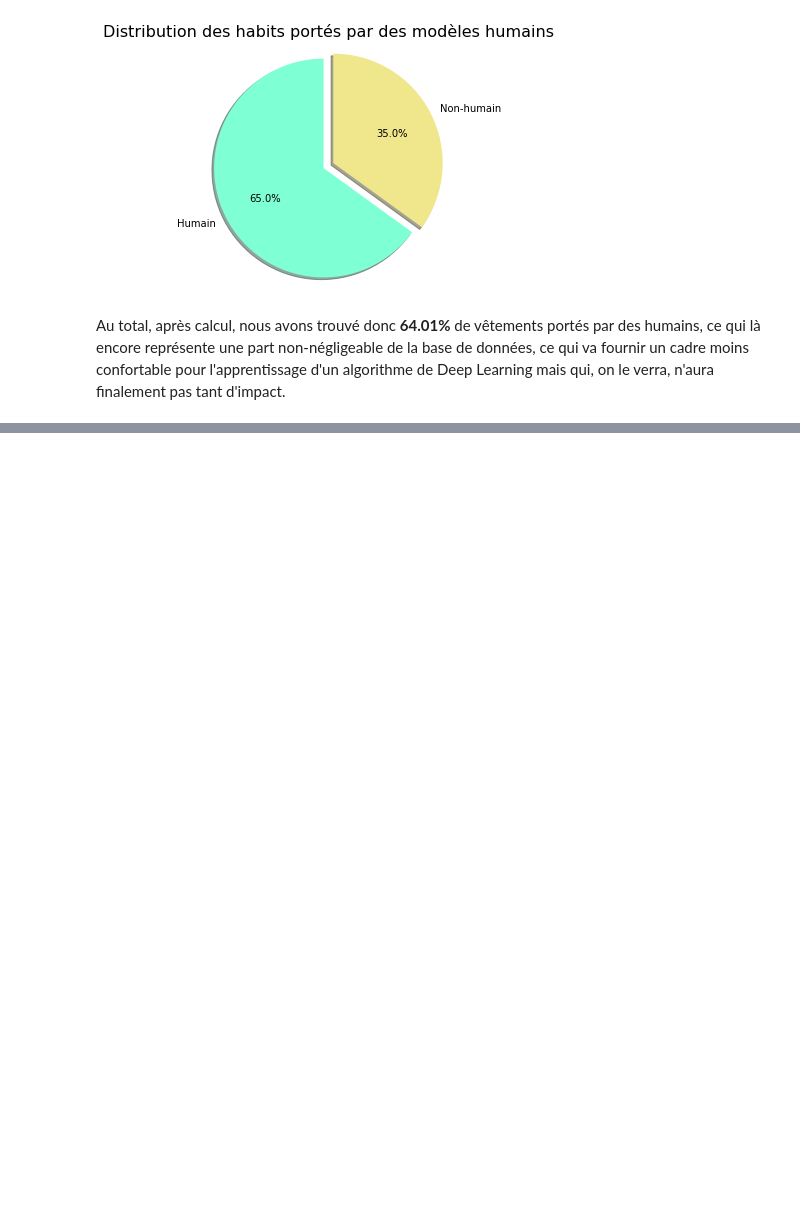
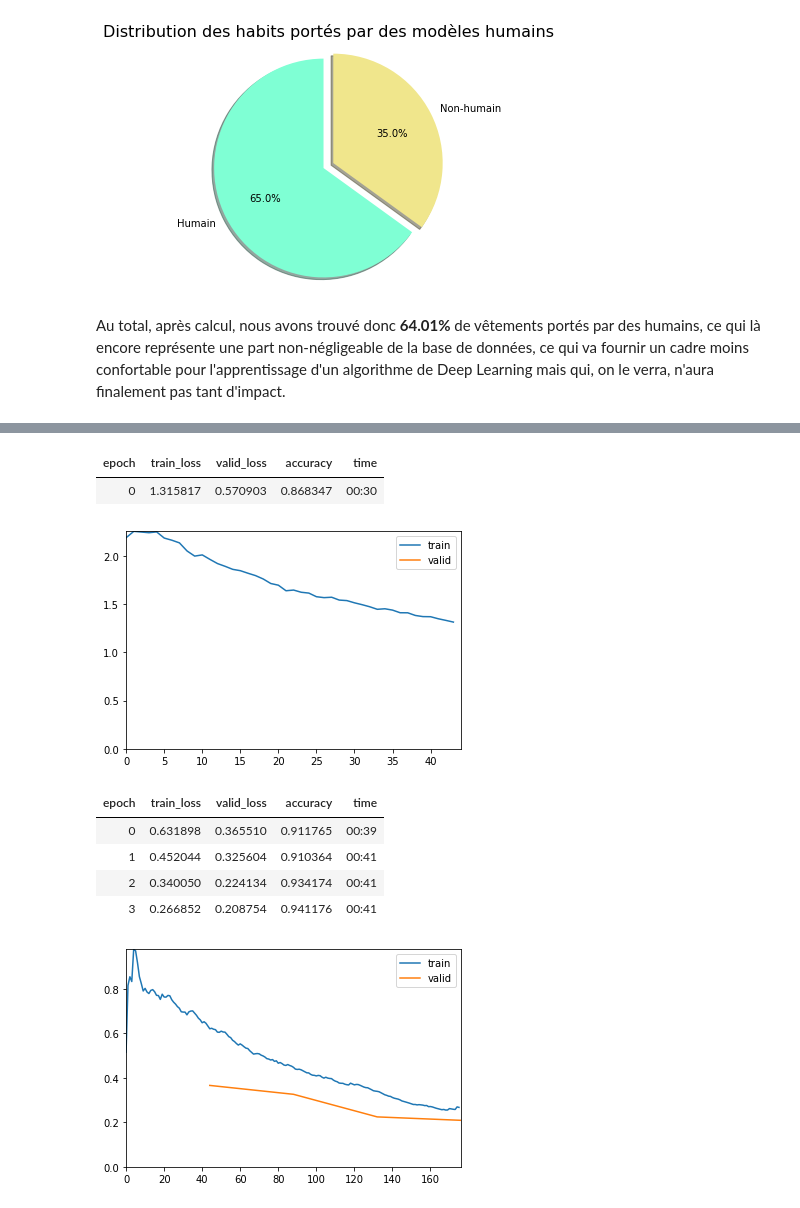
Before and after one commit to ENSAE-Projet-Info/main, a Jupyter notebook: Report_Notebook.ipynb, the cells around one changed output, grey strips where cells are left out. Cells and saved outputs as stored; diff of their text form; code cells hidden in the pictures; blank space fills up the shorter version.

```diff
--- a/notebook.ipynb
+++ b/Report_Notebook.ipynb
@@ -675,0 +831,2 @@ Au total, après calcul, nous avons trouvé donc **64.01%** de vêtements porté
+# %%
+learn = cnn_learner(dls,models.resnet50,metrics=accuracy,cbs=ShowGraphCallback())
@@ -675,0 +843,12 @@ Au total, après calcul, nous avons trouvé donc **64.01%** de vêtements porté
+# %%
+learn.fine_tune(4)
+# %% [output]
+| epoch | train_loss | valid_loss | accuracy | time |
+| 0 | 1.315817 | 0.570903 | 0.868347 | 00:30 |
+[figure, added]
+| epoch | train_loss | valid_loss | accuracy | time |
+| 0 | 0.631898 | 0.365510 | 0.911765 | 00:39 |
+| 1 | 0.452044 | 0.325604 | 0.910364 | 00:41 |
+| 2 | 0.340050 | 0.224134 | 0.934174 | 00:41 |
+| 3 | 0.266852 | 0.208754 | 0.941176 | 00:41 |
+[figure, added]
```
Also changed, not shown: parts of 63 cells of this notebook, 1 other file.
